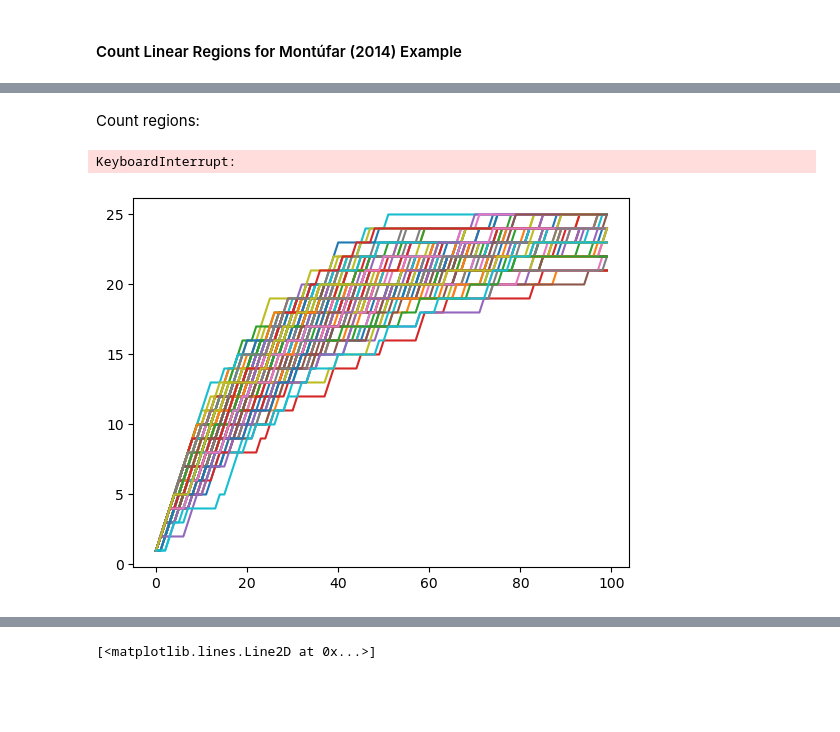
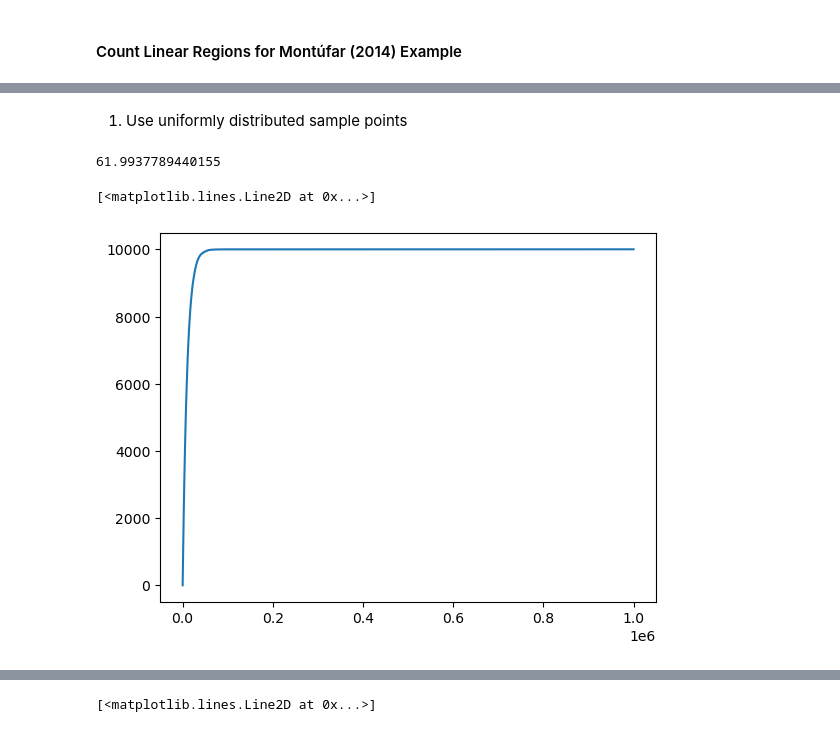
Before and after one commit to Gautam-Chauhan/MSc-Thesis, a Jupyter notebook: iid_uniform_code.ipynb, the cells around one changed output, grey strips where cells are left out. Cells and saved outputs as stored; diff of their text form; code cells hidden in the pictures; blank space fills up the shorter version.

Commit message:
Finalised new, faster region counting functions and tested Halton Sampler and Uniform Sampling on Simple Montufar Network

```diff
--- a/iid_uniform_code.ipynb
+++ b/iid_uniform_code.ipynb
@@ -1465,27 +1482,28 @@ plt.plot(x,variances[:100])
 # %% [markdown]
-Count regions:
+1. Use uniformly distributed sample points
 # %%
 num_points = 1000000
-dimensions = 2
+dimensions = 4
 runs = 100
-neurons_per_hidden = [64]
-custom_weights = [torch.tensor([[1,0] for i in range(32)] + [[0,1] for i in range(32)])]
-custom_biases = [torch.tensor(np.tile([-i/32 for i in range(32)],2))]
+neurons_per_hidden = [40]
+custom_weights = [torch.tensor([[1,0,0,0] for i in range(10)] + [[0,1,0,0] for i in range(10)]+[[0,0,1,0] for i in range(10)]+[[0,0,0,1]
+                              for i in range(10)])]
+custom_biases = [torch.tensor(np.tile([-i/10 for i in range(10)],4))]
 lower_bounds = np.full(dimensions,0)
 upper_bounds = np.full(dimensions,1)
 rng = np.random.default_rng(seed=1)
 
 model = MLP_2(dimensions,neurons_per_hidden,custom_weights,custom_biases)
-uniform_sample = torch.tensor(np.random.uniform(0,1,size=(runs, num_points, dimensions)))
+uniform_sample = torch.tensor(rng.uniform(0,1,size=(runs, num_points, dimensions)))
 start_time = time.time()
-unique_counts, samples_by_region = region_count_2(uniform_sample,model)
+unique_counts, samples_by_region = region_count_2(uniform_sample,model,return_samples=False)
 end_time = time.time()
 print(end_time - start_time)
 # %% [output]
-KeyboardInterrupt:
+61.9937789440155
-# %%
-x = np.arange(100)
-for i in range(unique_counts.shape[0]):
-    plt.plot(x,unique_counts[i,:])
-# %% [output]
-[figure, removed]
+# %%
+x = np.arange(1000000)
+plt.plot(x,unique_counts[0,:1000000])
+# %% [output]
+[<matplotlib.lines.Line2D at 0x...>]
+[figure, added]
```
Also changed, not shown: parts of 16 cells of this notebook.
